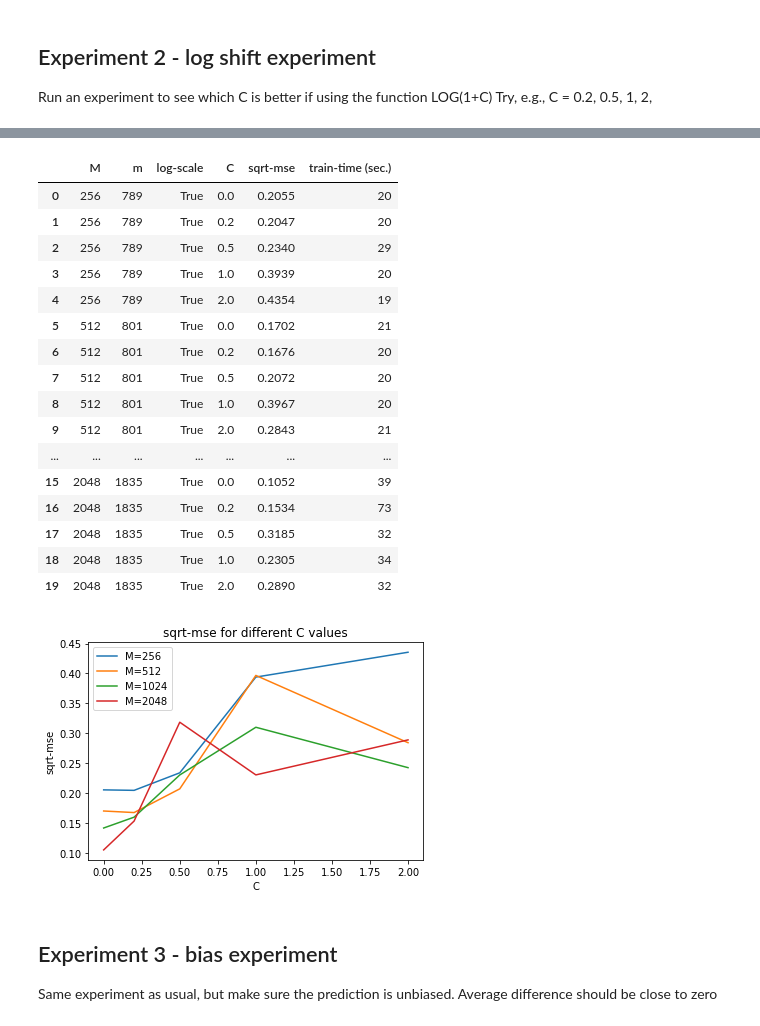
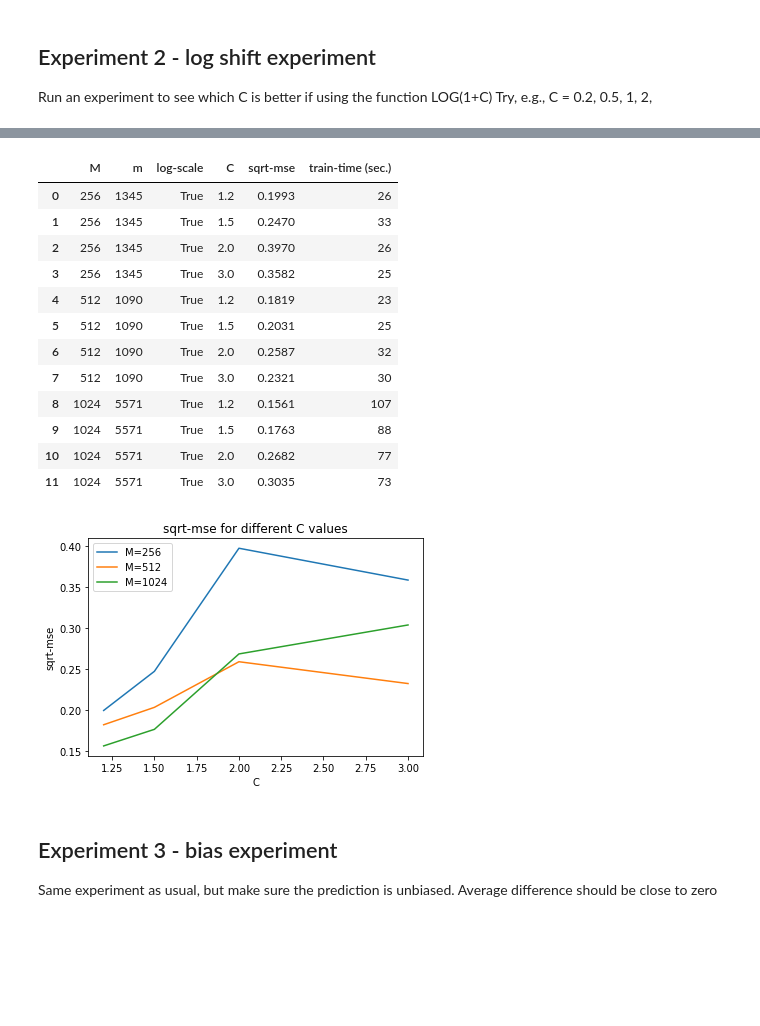
Before and after one commit to yossi-cohen/preferential-attachment, a Jupyter notebook: notebooks/yulesimon.ipynb, the cells around one changed output, grey strips where cells are left out. Cells and saved outputs as stored; diff of their text form; code cells hidden in the pictures; blank space fills up the shorter version.

```diff
--- a/notebooks/yulesimon.ipynb
+++ b/notebooks/yulesimon.ipynb
@@ -17,7 +17,7 @@ def next_alpha(min_alpha=2.0, max_alpha=3.0):
 
 # generate data (yulesimon)
 def generate_data_yulesimon(N, M, density=False):
-    raw, H, alphas = generate_data(N=N, M=M, nextConfig=next_alpha, sample=sample_yulesimon)
+    raw, H, alphas = generate_data(N=N, M=M, nextConfig=next_alpha, sample=sample_yulesimon, density=density)
 
     # split train/test
     # (use train_test_split so the shape of the train/test data will be the same)
@@ -101,7 +101,7 @@ def Yulesimon_Experiment(X_train, y_train, X_test, y_test):
     #print(f'val_loss: {val_loss:.4f}', end=', ')
     print(f'train-time: {round(train_time)} sec.')
 
-    trial_out = {
+    trial = {
         'model': dnn_model,
         'history': history,
         'y-test': y_test,
@@ -110,7 +110,7 @@ def Yulesimon_Experiment(X_train, y_train, X_test, y_test):
         'train-time': train_time
     }
 
-    return trial_out
+    return trial
 # %% [markdown]
 ## Experiment 1 - log vs. exact training
 Run an experiment to show that using the log function improves something, either accuracy or learning rate, or both.
@@ -226,9 +224,18 @@ df_1
 Run an experiment to see which C is better if using the function LOG(1+C)
 Try, e.g., C = 0.2, 0.5, 1, 2,
 # %%
+# EXP_2_M_values = [256, 512, 1024, 2048]
+EXP_2_M_values = [256, 512, 1024]
+
+#EXP_2_C_values = [0.2, 0.5, 1.0, 2.0]
+EXP_2_C_values = [0.2, 0.5, 1.0, 2.0]
+
 def experiment_2():
 
-    trials_out = []
+    print(f'M_values: {EXP_2_M_values}')
+    print(f'CM_values: {EXP_2_C_values}')
+
+    trials = []
 
     d = {
         'M': [],
@@ -239,42 +246,42 @@ def experiment_2():
         'train-time (sec.)': []
     }
 
-    for M in [256, 512, 1024, 2048]:
+    for M in EXP_2_M_values:
 
         print()
         print(f'generating dataset (M={M}) ... ', end='')
-        X_train, y_train, X_test, y_test = generate_data_yulesimon(N=N, M=M)
+        X_train, y_train, X_test, y_test = generate_data_yulesimon(N=N, M=M, density=False)
         print(f'train input.shape: {X_train.shape}')
 
         m = X_train.shape[1]
 
         apply_log_scale = True
 
-        for C in [0.0, 0.2, 0.5, 1.0, 2.0]:
+        for C in EXP_2_C_values:
 
             X_train = log_scale(X_train, C=C)
             X_test = log_scale(X_test, C=C)
             print(f'training (log-scale={apply_log_scale}, C={C} ) ... ', end='')
 
-            trial_out = Yulesimon_Experiment(X_train, y_train, X_test, y_test)
+            trial = Yulesimon_Experiment(X_train, y_train, X_test, y_test)
 
-            trial_out['M'] = M
-            trial_out['m'] = m
+            trial['M'] = M
+            trial['m'] = m
 
-            trials_out.append(trial_out)
+            trials.append(trial)
 
-            sqrt_mse = trial_out['sqrt-mse']
-            train_time = trial_out['train-time']
+            sqrt_mse = trial['sqrt-mse']
+            train_time = trial['train-time']
 
             d['M'].append(M)
             d['m'].append(m)
             d['log-scale'].append(True)
-            d['C'].append(C)
+            d['C'].append(1+C)
             d['sqrt-mse'].append(round(sqrt_mse, 4))
             d['train-time (sec.)'].append(f'{train_time}')
 
     df = pd.DataFrame(data=d)
-    return trials_out, df
+    return trials, df
 
-trials_out_2, df_2 = experiment_2()
+exp_2_trials, exp_2_df = experiment_2()
 # %% [output]
@@ -298,36 +308,32 @@ training (log-scale=True, C=2.0 ) ... sqrt-mse: 0.2890, train-time: 32 sec.
 # %%
 def plot_sqrt_mse_vs_C2(df, M_values):
 
     C_values = df.loc[df['M'] == M_values[0]][['C']].values
     for M in M_values:
         sqrt_mse_for_M = df.loc[df['M'] == M][['sqrt-mse']].values
         _ = plt.plot(C_values, sqrt_mse_for_M, label=f'M={M}')
         plt.xlabel('C')
         plt.ylabel('sqrt-mse')
     plt.title('sqrt-mse for different C values')
     _ = plt.legend()
 
-plot_sqrt_mse_vs_C2(df_2, [256, 512, 1024, 2048])
-df_2
+plot_sqrt_mse_vs_C2(df=exp_2_df, M_values=EXP_2_M_values)
+exp_2_df
 # %% [output]
 |  | M | m | log-scale | C | sqrt-mse | train-time (sec.) |
-| 0 | 256 | 789 | True | 0.0 | 0.2055 | 20 |
-| 1 | 256 | 789 | True | 0.2 | 0.2047 | 20 |
-| 2 | 256 | 789 | True | 0.5 | 0.2340 | 29 |
-| 3 | 256 | 789 | True | 1.0 | 0.3939 | 20 |
-| 4 | 256 | 789 | True | 2.0 | 0.4354 | 19 |
-| 5 | 512 | 801 | True | 0.0 | 0.1702 | 21 |
-| 6 | 512 | 801 | True | 0.2 | 0.1676 | 20 |
-| 7 | 512 | 801 | True | 0.5 | 0.2072 | 20 |
-| 8 | 512 | 801 | True | 1.0 | 0.3967 | 20 |
-| 9 | 512 | 801 | True | 2.0 | 0.2843 | 21 |
-| ... | ... | ... | ... | ... | ... | ... |
-| 15 | 2048 | 1835 | True | 0.0 | 0.1052 | 39 |
-| 16 | 2048 | 1835 | True | 0.2 | 0.1534 | 73 |
-| 17 | 2048 | 1835 | True | 0.5 | 0.3185 | 32 |
-| 18 | 2048 | 1835 | True | 1.0 | 0.2305 | 34 |
-| 19 | 2048 | 1835 | True | 2.0 | 0.2890 | 32 |
+| 0 | 256 | 1345 | True | 1.2 | 0.1993 | 26 |
+| 1 | 256 | 1345 | True | 1.5 | 0.2470 | 33 |
+| 2 | 256 | 1345 | True | 2.0 | 0.3970 | 26 |
+| 3 | 256 | 1345 | True | 3.0 | 0.3582 | 25 |
+| 4 | 512 | 1090 | True | 1.2 | 0.1819 | 23 |
+| 5 | 512 | 1090 | True | 1.5 | 0.2031 | 25 |
+| 6 | 512 | 1090 | True | 2.0 | 0.2587 | 32 |
+| 7 | 512 | 1090 | True | 3.0 | 0.2321 | 30 |
+| 8 | 1024 | 5571 | True | 1.2 | 0.1561 | 107 |
+| 9 | 1024 | 5571 | True | 1.5 | 0.1763 | 88 |
+| 10 | 1024 | 5571 | True | 2.0 | 0.2682 | 77 |
+| 11 | 1024 | 5571 | True | 3.0 | 0.3035 | 73 |
-[figure, old version]
+[figure, new version]
 # %% [markdown]
 ## Experiment 3 - bias experiment
 Same experiment as usual, but make sure the prediction is unbiased. Average difference should be close to zero
```
Also changed, not shown: parts of 5 cells of this notebook, 2 other files.
